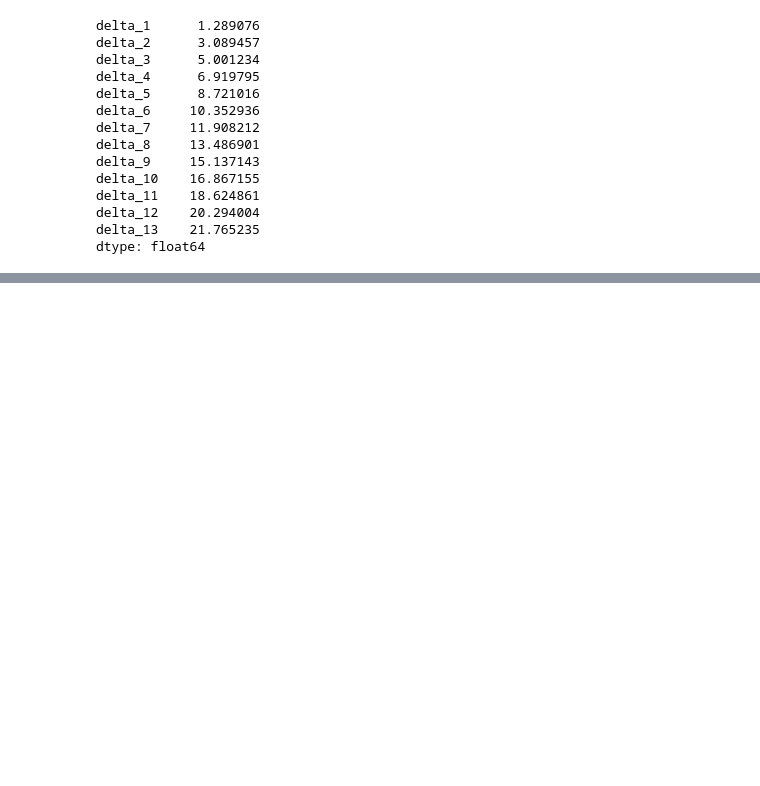
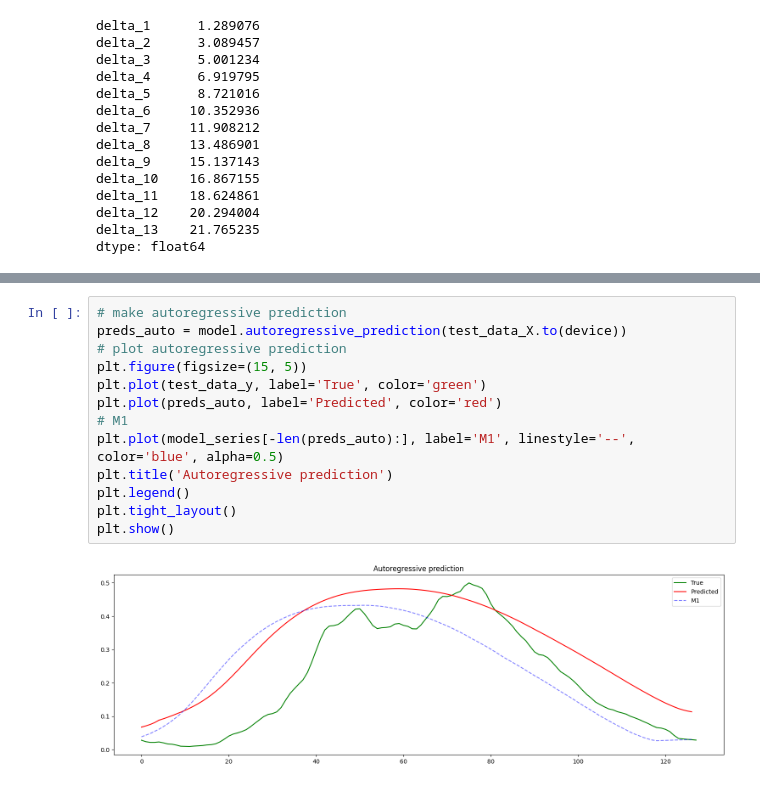
Before and after one commit to s7arekh/SAP_test, a Jupyter notebook: prediction.ipynb, the cells around one changed output, grey strips where cells are left out. Drawn from its saved outputs; the diff is of its cells as text; blank space fills up the shorter version.

```diff
--- a/prediction.ipynb
+++ b/prediction.ipynb
@@ -311,0 +403,15 @@ dtype: float64
+# %%
+# make autoregressive prediction
+preds_auto = model.autoregressive_prediction(test_data_X.to(device))
+# plot autoregressive prediction
+plt.figure(figsize=(15, 5))
+plt.plot(test_data_y, label='True', color='green')
+plt.plot(preds_auto, label='Predicted', color='red')
+# M1
+plt.plot(model_series[-len(preds_auto):], label='M1', linestyle='--', color='blue', alpha=0.5)
+plt.title('Autoregressive prediction')
+plt.legend()
+plt.tight_layout()
+plt.show()
+# %% [output]
+[figure, added]
```
Also changed, not shown: parts of 21 cells of this notebook.
